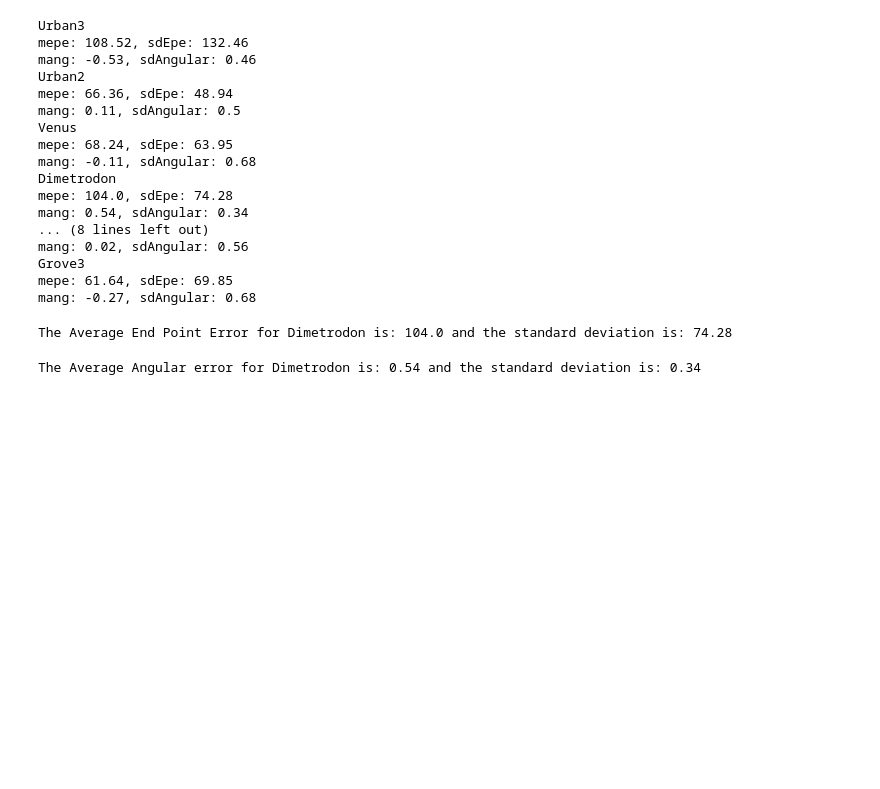
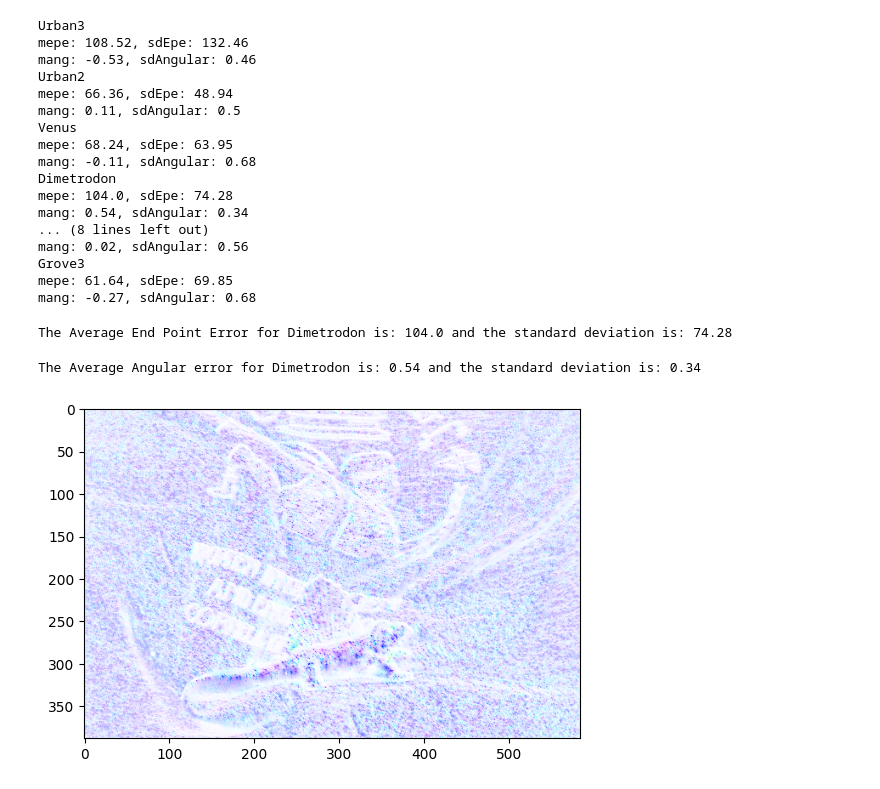
Before and after one commit to XavierVerbrugge2000/VC_Project, a Jupyter notebook: HS.ipynb, the cells around one changed output. Saved outputs shown, nothing was run; the diff lists cells and outputs as text; code cells hidden in the pictures; blank space fills up the shorter version.

Commit message:
colorwheele

```diff
--- a/HS.ipynb
+++ b/HS.ipynb
@@ -421,0 +426,12 @@ The Average Angular error for Dimetrodon is: 0.54 and the standard deviation is:
+# %%
+from src.lk_hs.horn_shunck import hs
+
+img1 = "dataset/other-data-color/Dimetrodon/frame10.png"
+img2 = "dataset/other-data-color/Dimetrodon/frame11.png"
+
+u, v = hs(img_t=img1, img_t1=img2, multi_channel=True)
+
+from src.representation.colorwhele import visualize_flow
+visualize_flow(u=u, v=v)
+# %% [output]
+[figure, added]
```
Also changed, not shown: parts of 3 cells of this notebook, 1 other file.
